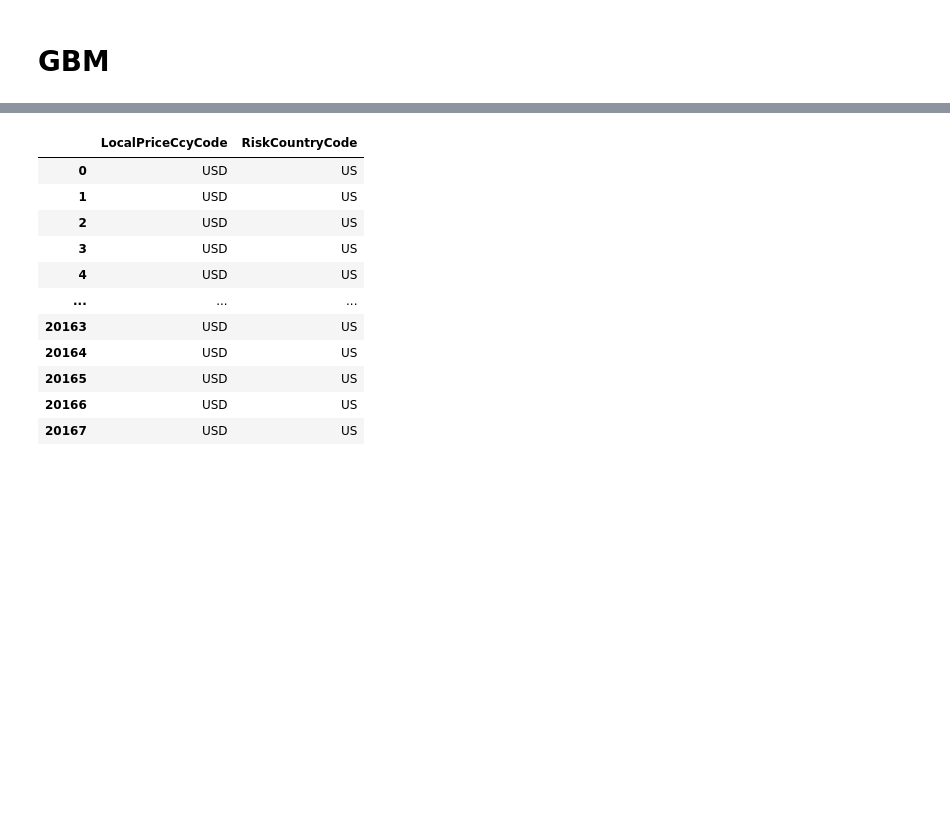
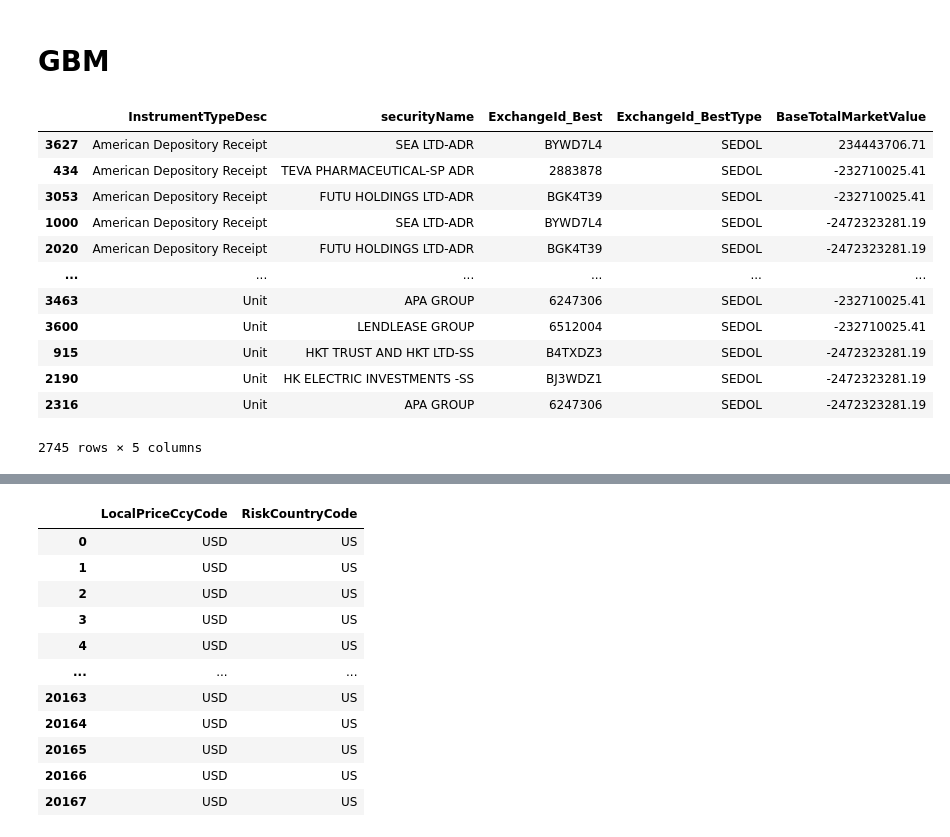
Before and after one commit to ximen99/Liquid_Prod, a Jupyter notebook: data_check.ipynb, the cells around one changed output, grey strips where cells are left out. Drawn from its saved outputs; the diff is of its cells as text; code cells hidden in the pictures; blank space fills up the shorter version.

```diff
--- a/data_check.ipynb
+++ b/data_check.ipynb
@@ -83,6 +83,26 @@ lib.liquid.get_index_map(issue_index, new_date)
 # EQOPT
 # %% [markdown]
 # GBM
+# %%
+(
+    df
+    .query('ParentPortfolioCode.isnull()', engine='python')
+    [['InstrumentTypeDesc','securityName','ExchangeId_Best','ExchangeId_BestType','BaseTotalMarketValue']].sort_values(['InstrumentTypeDesc','BaseTotalMarketValue'], ascending=[True,False])
+)
+# %% [output]
+|  | InstrumentTypeDesc | securityName | ExchangeId_Best | ExchangeId_BestType | BaseTotalMarketValue |
+| 3627 | American Depository Receipt | SEA LTD-ADR | BYWD7L4 | SEDOL | 234443706.71 |
+| 434 | American Depository Receipt | TEVA PHARMACEUTICAL-SP ADR | 2883878 | SEDOL | -232710025.41 |
+| 3053 | American Depository Receipt | FUTU HOLDINGS LTD-ADR | BGK4T39 | SEDOL | -232710025.41 |
+| 1000 | American Depository Receipt | SEA LTD-ADR | BYWD7L4 | SEDOL | -2472323281.19 |
+| 2020 | American Depository Receipt | FUTU HOLDINGS LTD-ADR | BGK4T39 | SEDOL | -2472323281.19 |
+| ... | ... | ... | ... | ... | ... |
+| 3463 | Unit | APA GROUP | 6247306 | SEDOL | -232710025.41 |
+| 3600 | Unit | LENDLEASE GROUP | 6512004 | SEDOL | -232710025.41 |
+| 915 | Unit | HKT TRUST AND HKT LTD-SS | B4TXDZ3 | SEDOL | -2472323281.19 |
+| 2190 | Unit | HK ELECTRIC INVESTMENTS -SS | BJ3WDZ1 | SEDOL | -2472323281.19 |
+| 2316 | Unit | APA GROUP | 6247306 | SEDOL | -2472323281.19 |
+2745 rows × 5 columns
 # %%
 (
     df
```
Also changed, not shown: parts of 4 cells of this notebook, 12 other files.
